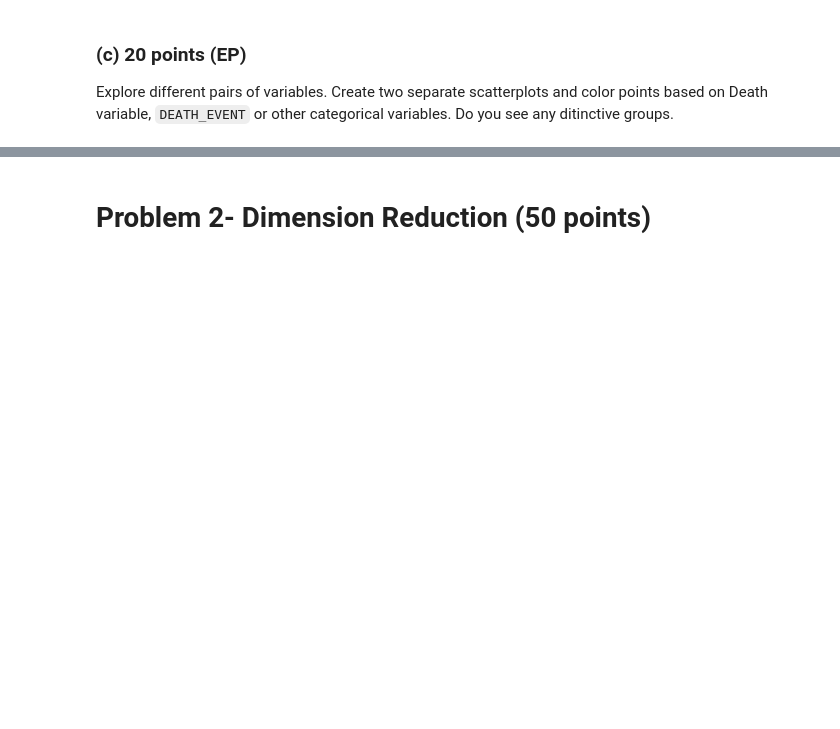
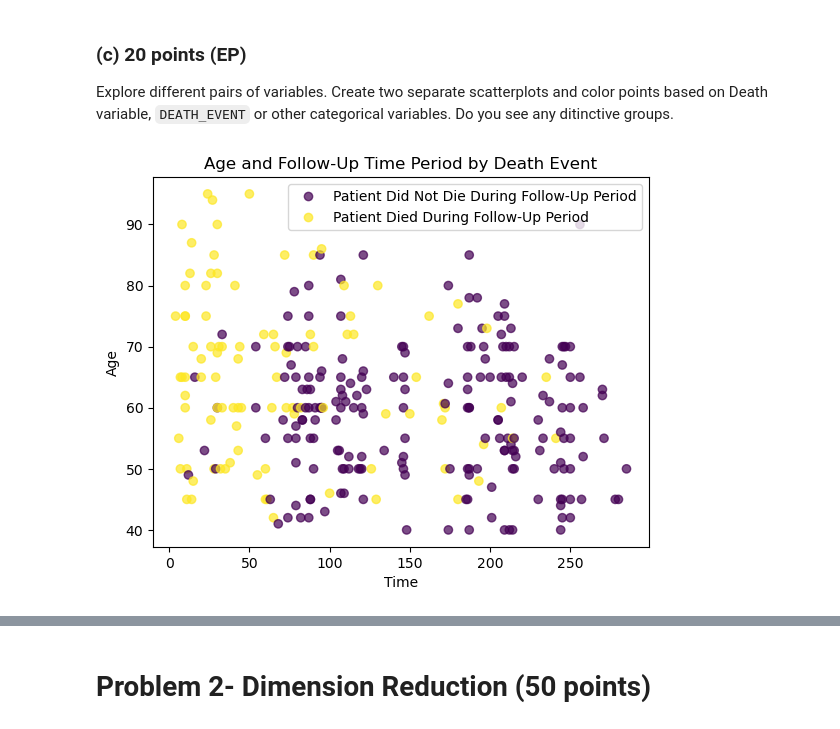
Before and after one commit to Ben-Heinze/CSCI-491-Data-Visualization, a Jupyter notebook: Assignment 3/3- Scatterplot, dimension reduction and clustering.ipynb, the cells around one changed output, grey strips where cells are left out. Cells and saved outputs as stored; diff of their text form; code cells hidden in the pictures; blank space fills up the shorter version.

```diff
--- a/Assignment 3/3- Scatterplot, dimension reduction and clustering.ipynb
+++ b/Assignment 3/3- Scatterplot, dimension reduction and clustering.ipynb
@@ -107,3 +107,15 @@ __Correlation Matrix Findings:__
 # %% [markdown]
 ### (c) 20 points (EP)
 Explore different pairs of variables. Create two separate scatterplots and color points based on Death variable, `DEATH_EVENT` or other categorical variables. Do you see any ditinctive groups.
+# %%
+# scatterplot no. 1
+legendLabels = ['Patient Did Not Die During Follow-Up Period', 'Patient Died During Follow-Up Period']
+
+scatter = plt.scatter(heart['time'], heart['age'], c=heart['DEATH_EVENT'], alpha=.7)
+plt.xlabel('Time')
+plt.ylabel('Age')
+plt.title('Age and Follow-Up Time Period by Death Event')
+plt.legend(handles=scatter.legend_elements()[0], labels=legendLabels, loc='best')
+plt.show()
+# %% [output]
+[figure, added]
```
Also changed, not shown: parts of 1 cell of this notebook.
